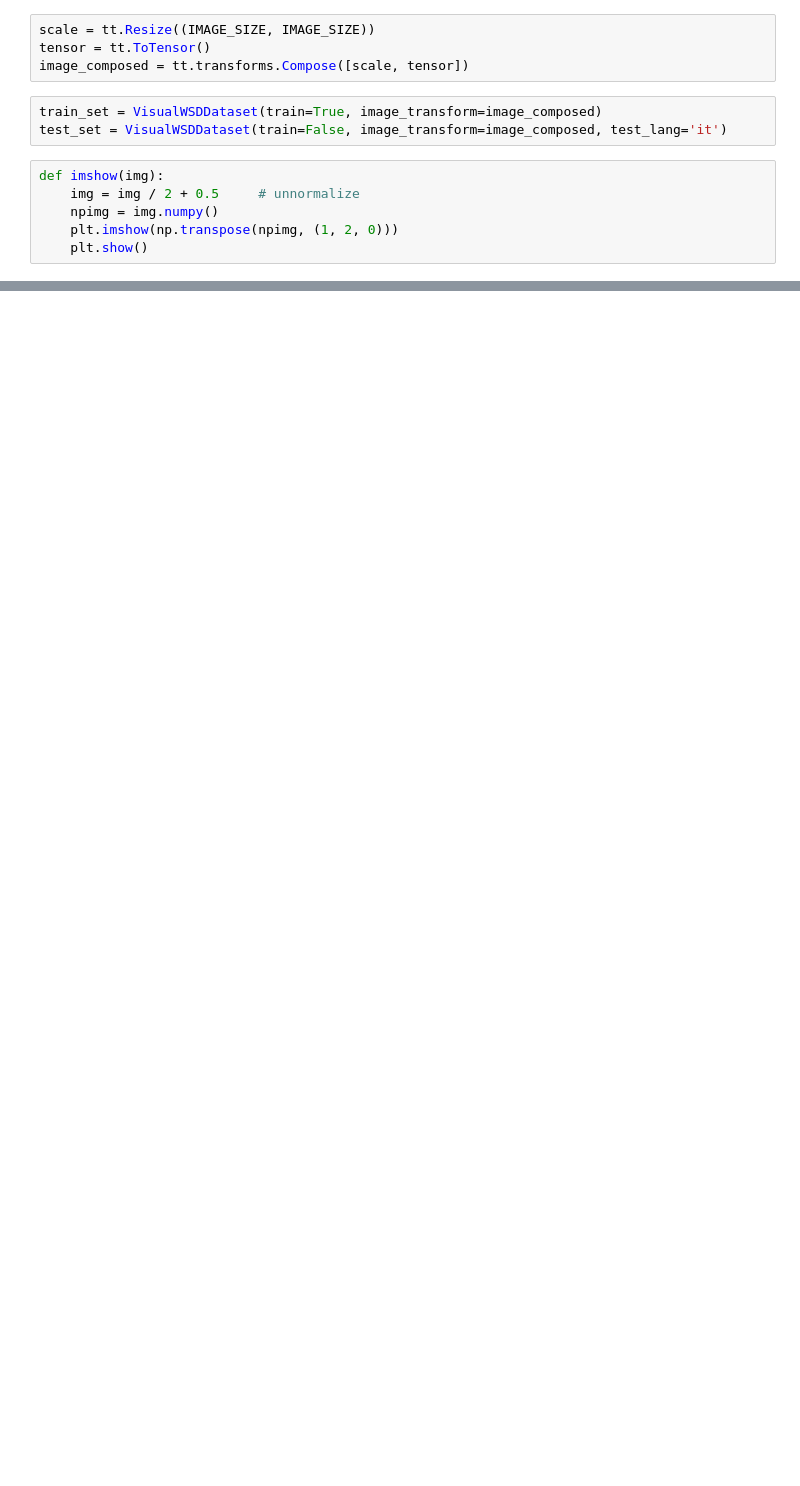
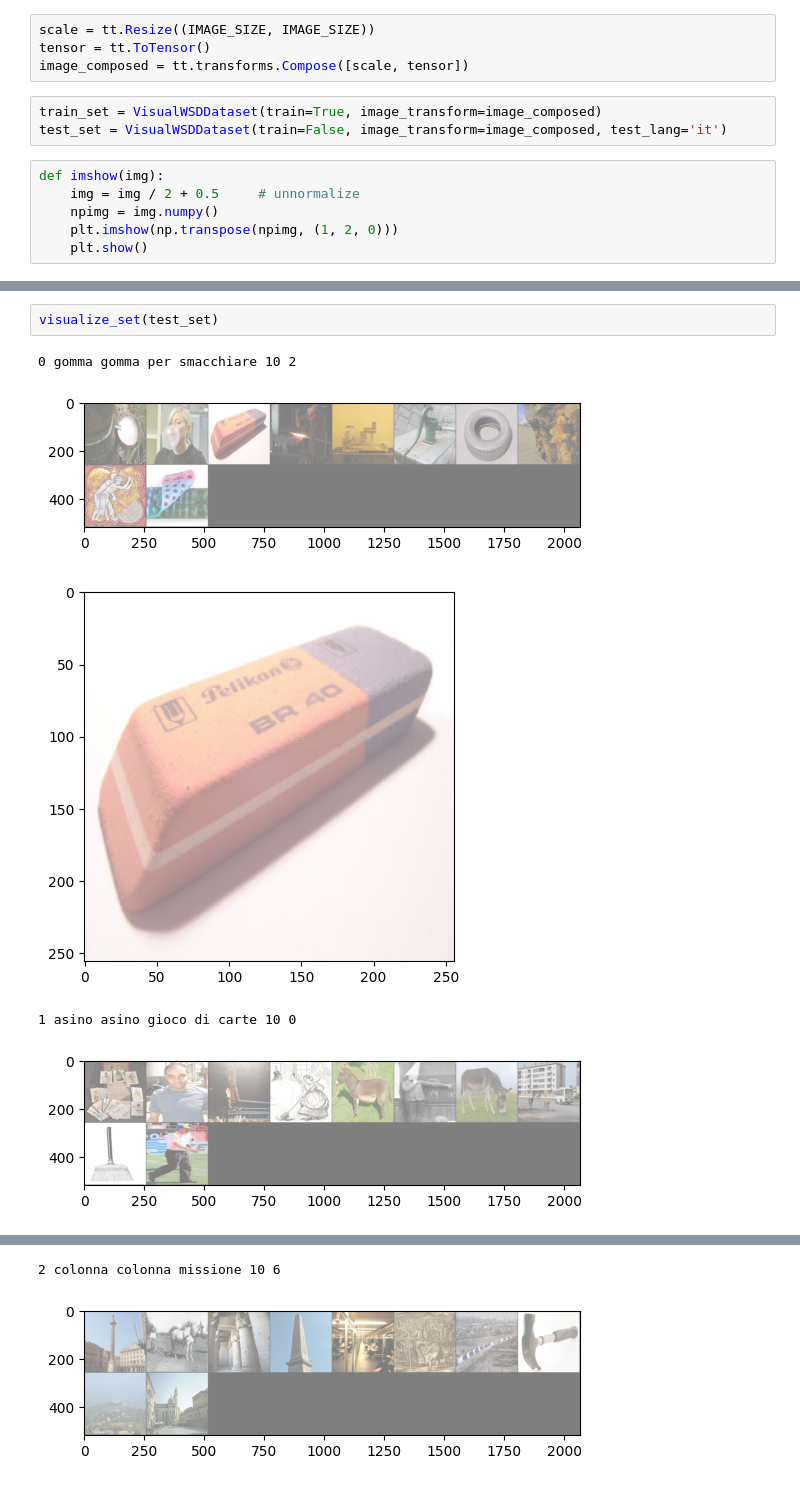
Before and after one commit to Banuran/ki-lab-ss23-MindCraft, a Jupyter notebook: data-loader.ipynb, the cells around one changed output, grey strips where cells are left out. Cells and saved outputs as stored; diff of their text form; blank space fills up the shorter version.

```diff
--- a/data-loader.ipynb
+++ b/data-loader.ipynb
@@ -86,0 +107,8 @@ for i, sample in enumerate(test_set):
+# %%
+visualize_set(test_set)
+# %% [output]
+0 gomma gomma per smacchiare 10 2
+[figure, added]
+[figure, added]
+1 asino asino gioco di carte 10 0
+[figure, added]
@@ -86,0 +116,2 @@ for i, sample in enumerate(test_set):
+2 colonna colonna missione 10 6
+[figure, added]
```
Also changed, not shown: parts of 4 cells of this notebook.
